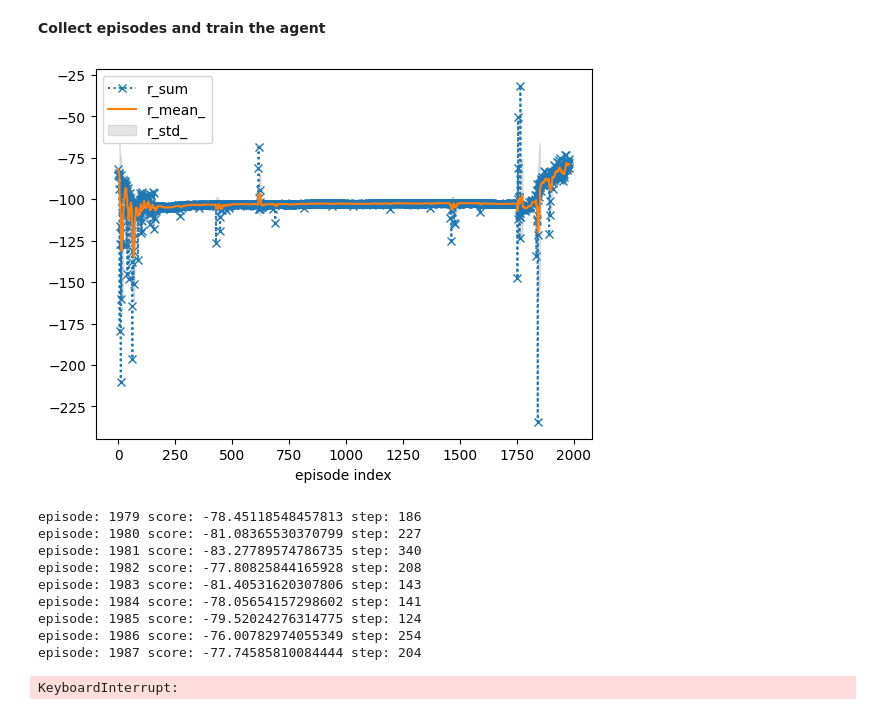
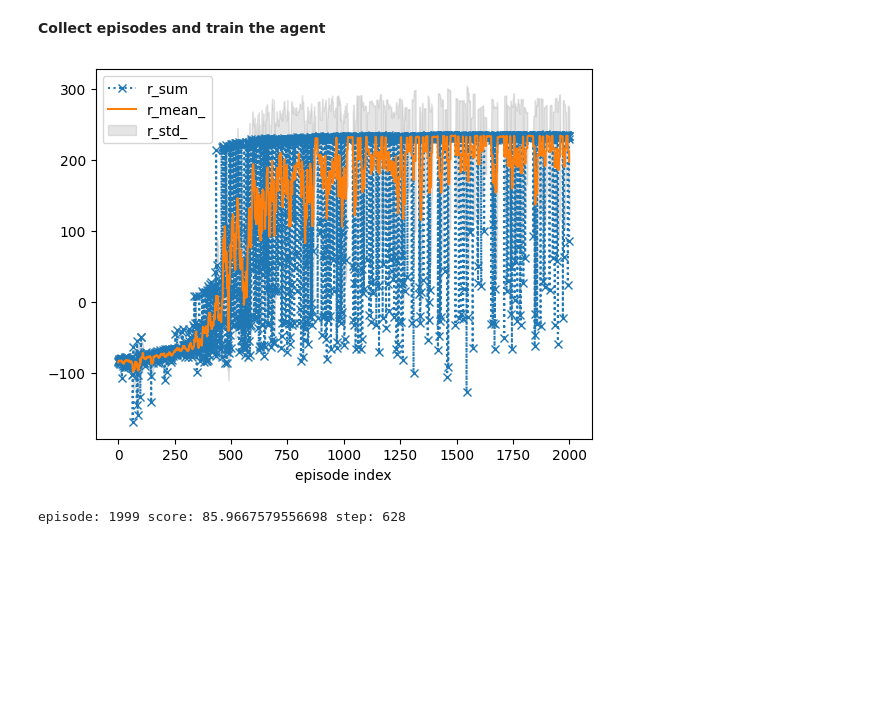
Before and after one commit to CanicThus/durham, a Jupyter notebook: courseWork/mwvy59-agent-code-hardcore.ipynb, the cells around one changed output. Drawn from its saved outputs; the diff is of its cells as text; code cells hidden in the pictures; blank space fills up the shorter version.

```diff
--- a/courseWork/mwvy59-agent-code-hardcore.ipynb
+++ b/courseWork/mwvy59-agent-code-hardcore.ipynb
@@ -354,7 +354,7 @@ eta_0 = 0.996
 cmin = 5000
 # initialise agent, replay_buffer
 agent = Agent(**kwargs)
-normal_result_pth = "result/294-237.23436271039498.pth"
+normal_result_pth = "result/512-818-242.21301994428904.pth"
 agent.load(normal_result_pth)
 replay_buffer = ReplayBuffer(state_dim, action_dim, max_size=int(1e6), eta=eta_0, c_min=cmin)
 
@@ -397,41 +397,32 @@ for episode in range(max_episodes):
             replay_buffer.add(state, action, reward, observation, False)
 
         # check whether done
         done = terminated or truncated
         state = observation
         ep_r += reward
 
         # train the agent after each step
     if replay_buffer.size > 2000:
         UTDratio = 3
         K = steps * UTDratio
 
         for k in range(1, K + 1):
             agent.train(replay_buffer, k=k, K=K)
 
     # track and plot statistics
     tracker.track(info)
     if (episode + 1) % 10 == 0:
         tracker.plot(r_mean_=True, r_std_=True, r_sum=dict(linestyle=':', marker='x'))
     print('episode:', episode, 'score:', ep_r, 'step:', steps)
 
     if int(ep_r) > save_score:
         agent.save(os.path.join(save_path, f"hardcore-{episode}-{ep_r}.pth"))
         save_score = int(ep_r)
 # don't forget to close environment (e.g. triggers last video save)
 env.close()
 
 # write log file (for coursework)
 env.write_log(folder="logs", file=f"mwvy59-agent-log{hard_mode_text}.txt")  # replace xxxx00 with your username
 # %% [output]
-[figure, old version]
+[figure, new version]
-episode: 1979 score: -78.45118548457813 step: 186
-episode: 1980 score: -81.08365530370799 step: 227
-episode: 1981 score: -83.27789574786735 step: 340
-episode: 1982 score: -77.80825844165928 step: 208
-episode: 1983 score: -81.40531620307806 step: 143
-episode: 1984 score: -78.05654157298602 step: 141
-episode: 1985 score: -79.52024276314775 step: 124
-episode: 1986 score: -76.00782974055349 step: 254
-episode: 1987 score: -77.74585810084444 step: 204
+episode: 1999 score: 85.9667579556698 step: 628
-KeyboardInterrupt:
```
Also changed, not shown: parts of 2 cells of this notebook, 1 other file.
